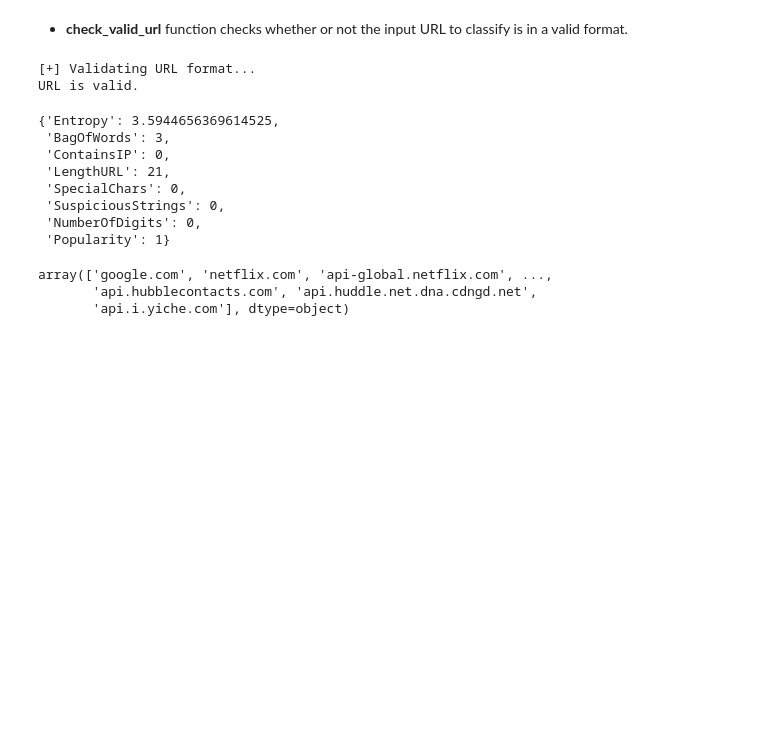
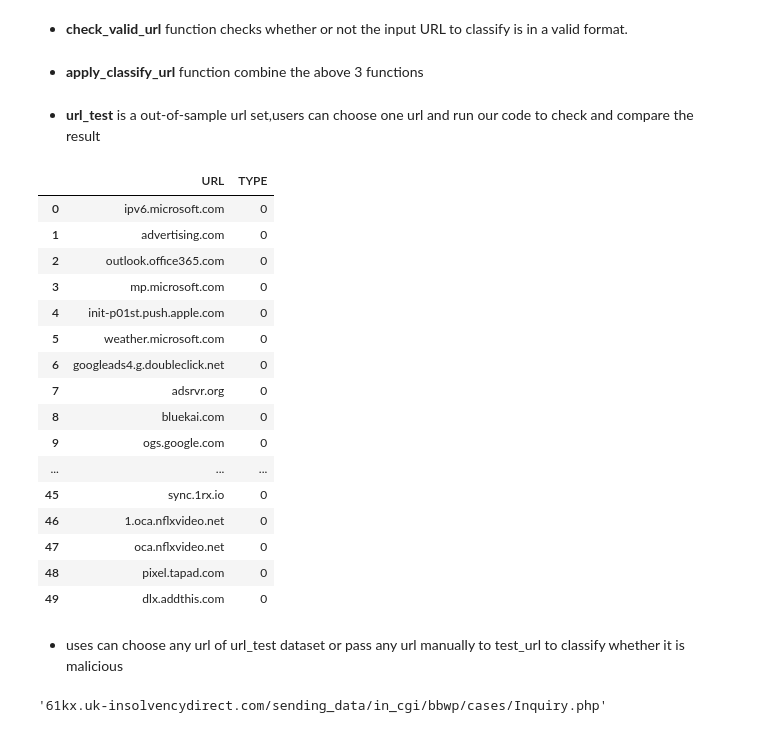
Before and after one commit to caoxiaolong0521/PHBS_MLF_2019_Project, a Jupyter notebook: Part-2/Part-2 Train_model.ipynb, the cells around one changed output. Cells and saved outputs as stored; diff of their text form; code cells hidden in the pictures; blank space fills up the shorter version.

```diff
--- a/Part-2/Part-2 Train_model.ipynb
+++ b/Part-2/Part-2 Train_model.ipynb
@@ -363,0 +372,2 @@ def check_valid_url(url):
+# %% [markdown]
+- **apply_classify_url** function combine the above 3 functions
@@ -364,22 +380,32 @@ def check_valid_url(url):
+# %% [markdown]
+- **url_test** is a out-of-sample url set,users can choose one url and run our code to check and compare the result
 # %%
 top_website= pd.read_csv('top1m_rank.csv', delimiter='|', usecols = ['URL'], squeeze = True)
+url_test = pd.read_csv("URL_test.csv")
+url_test
+# %% [output]
+|  | URL | TYPE |
+| 0 | ipv6.microsoft.com | 0 |
+| 1 | advertising.com | 0 |
+| 2 | outlook.office365.com | 0 |
+| 3 | mp.microsoft.com | 0 |
+| 4 | init-p01st.push.apple.com | 0 |
+| 5 | weather.microsoft.com | 0 |
+| 6 | googleads4.g.doubleclick.net | 0 |
+| 7 | adsrvr.org | 0 |
+| 8 | bluekai.com | 0 |
+| 9 | ogs.google.com | 0 |
+| ... | ... | ... |
+| 45 | sync.1rx.io | 0 |
+| 46 | 1.oca.nflxvideo.net | 0 |
+| 47 | oca.nflxvideo.net | 0 |
+| 48 | pixel.tapad.com | 0 |
+| 49 | dlx.addthis.com | 0 |
-# %%
-check_valid_url('weather.microsoft.com')
-get_url_info('weather.microsoft.com')
-# %% [output]
-[+] Validating URL format...
-URL is valid.
-{'Entropy': 3.5944656369614525,
- 'BagOfWords': 3,
- 'ContainsIP': 0,
- 'LengthURL': 21,
- 'SpecialChars': 0,
- 'SuspiciousStrings': 0,
- 'NumberOfDigits': 0,
- 'Popularity': 1}
-# %%
-top_website.values
-# %% [output]
-array(['google.com', 'netflix.com', 'api-global.netflix.com', ...,
-       'api.hubblecontacts.com', 'api.huddle.net.dna.cdngd.net',
-       'api.i.yiche.com'], dtype=object)
+# %% [markdown]
+- uses can choose any url of url_test dataset or pass any url manually to test_url to classify whether it is malicious
+# %%
+### choose any url on url_test
+test_url=url_test['URL'][31]
+test_url
+# %% [output]
+'61kx.uk-insolvencydirect.com/sending_data/in_cgi/bbwp/cases/Inquiry.php'
```
Also changed, not shown: parts of 17 cells of this notebook, 3 other files.
